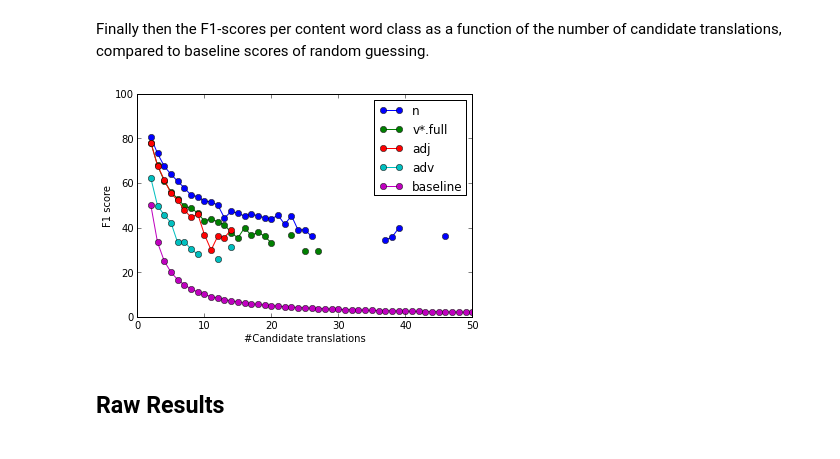
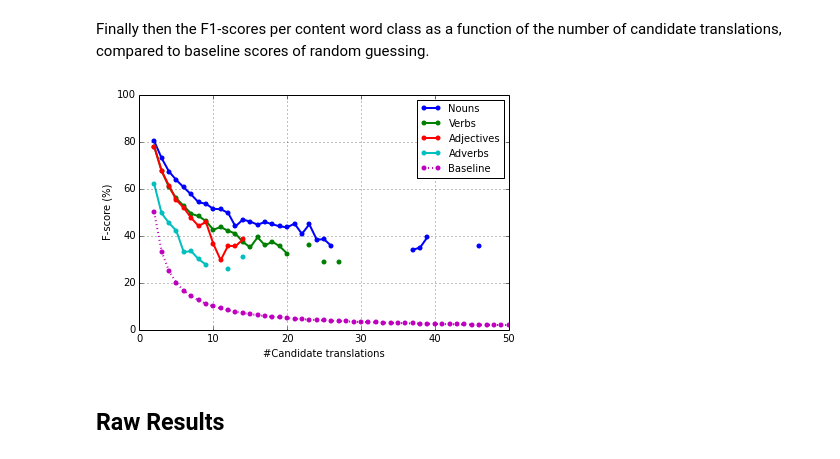
Before and after one commit to presemt-ntnu/transglobal, a Jupyter notebook: exps/cv/cv1.ipynb, the cells around one changed output. Cells and saved outputs as stored; diff of their text form; code cells hidden in the pictures.

Commit message:
Better graphs for cv1 exps

```diff
--- a/exps/cv/cv1.ipynb
+++ b/exps/cv/cv1.ipynb
@@ -79,9 +79,9 @@ for n_classes in range(2,50):
 # %% [markdown]
 Finally then the F1-scores per content word class as a function of the number of candidate translations, compared to baseline scores of random guessing.
 # %%
-cv1.plot_3(results)
+reload(cv1); cv1.plot_3(results)
 # %% [output]
-[figure, old version]
+[figure, new version]
 # %% [markdown]
 ## Raw Results
 # %% [markdown]
```
Also changed, not shown: parts of 4 cells of this notebook, 1 other file.
